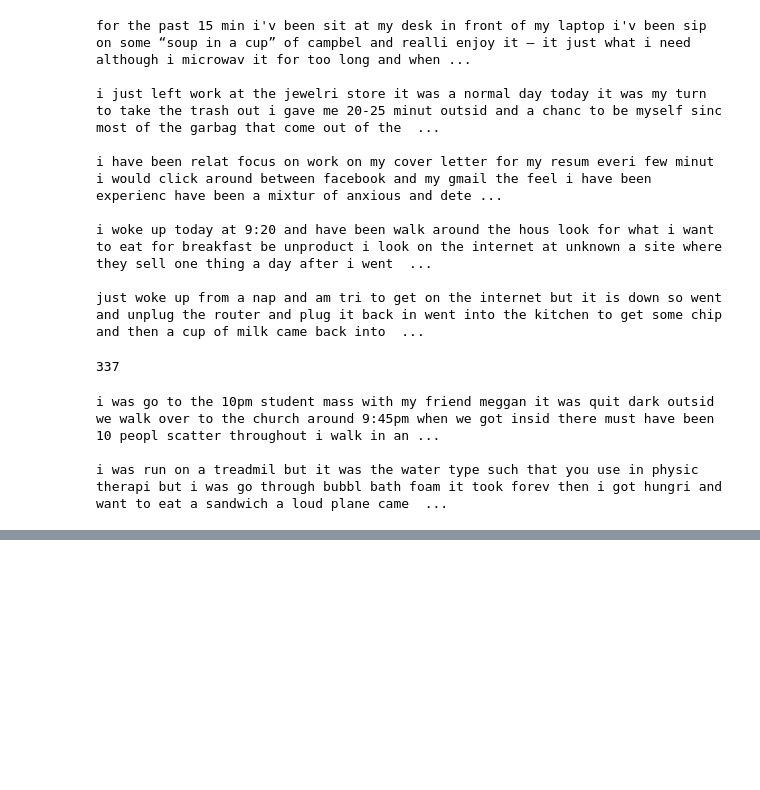
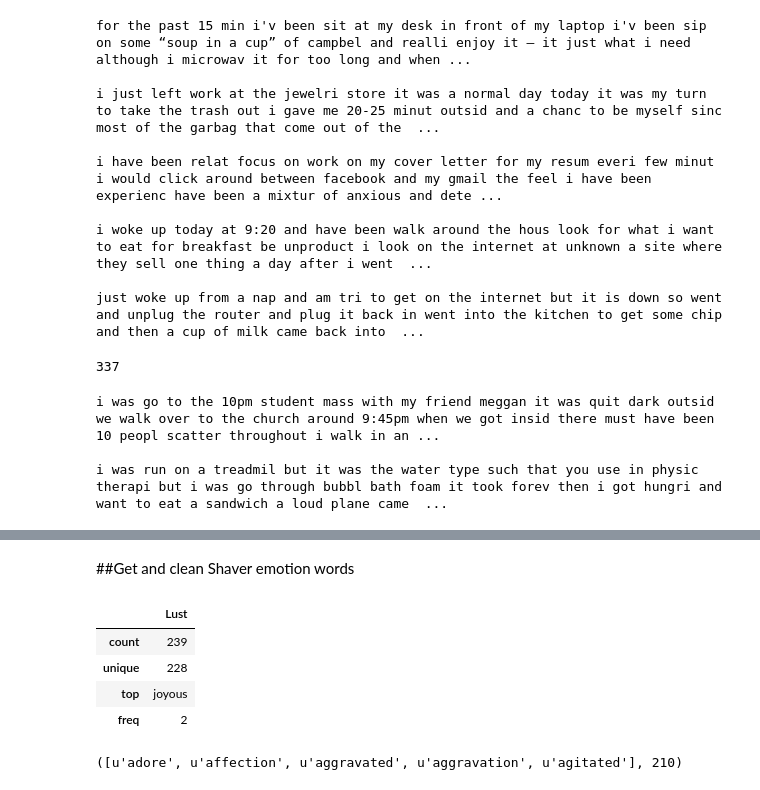
Before and after one commit to andymartens/fletcher, a Jupyter notebook: fletcher_mvp.ipynb, the cells around one changed output, grey strips where cells are left out. Saved outputs shown, nothing was run; the diff lists cells and outputs as text; code cells hidden in the pictures; blank space fills up the shorter version.

```diff
--- a/fletcher_mvp.ipynb
+++ b/fletcher_mvp.ipynb
@@ -277,0 +482,23 @@ i was run on a treadmil but it was the water type such that you use in physic th
+# %% [markdown]
+##Get and clean Shaver emotion words
+# %%
+df_emotions_shaver = pd.read_excel('shaver_emotions_3.xlsx')
+df_emotions_shaver.describe()
+# %% [output]
+|  | Lust |
+| count | 239 |
+| unique | 228 |
+| top | joyous |
+| freq | 2 |
+# %%
+emotion_words_shaver = df_emotions_shaver.values
+emotion_words_shaver_2 = [word[0] for word in emotion_words_shaver]
+sorted_shaver_emotion_words = list(sorted(emotion_words_shaver_2))
+sorted_shaver_emotion_words.pop(0)
+shaver_emotion_words_lower = [word.lower() for word in sorted_shaver_emotion_words]
+shaver_emotion_words_set = set(shaver_emotion_words_lower)
+sorted_shaver_emotion_words_2 = sorted(list(shaver_emotion_words_set))
+shaver_emotion_words_clean = sorted_shaver_emotion_words_2
+shaver_emotion_words_clean[:5], len(shaver_emotion_words_clean)
+# %% [output]
+([u'adore', u'affection', u'aggravated', u'aggravation', u'agitated'], 210)
```
Also changed, not shown: parts of 39 cells of this notebook.
